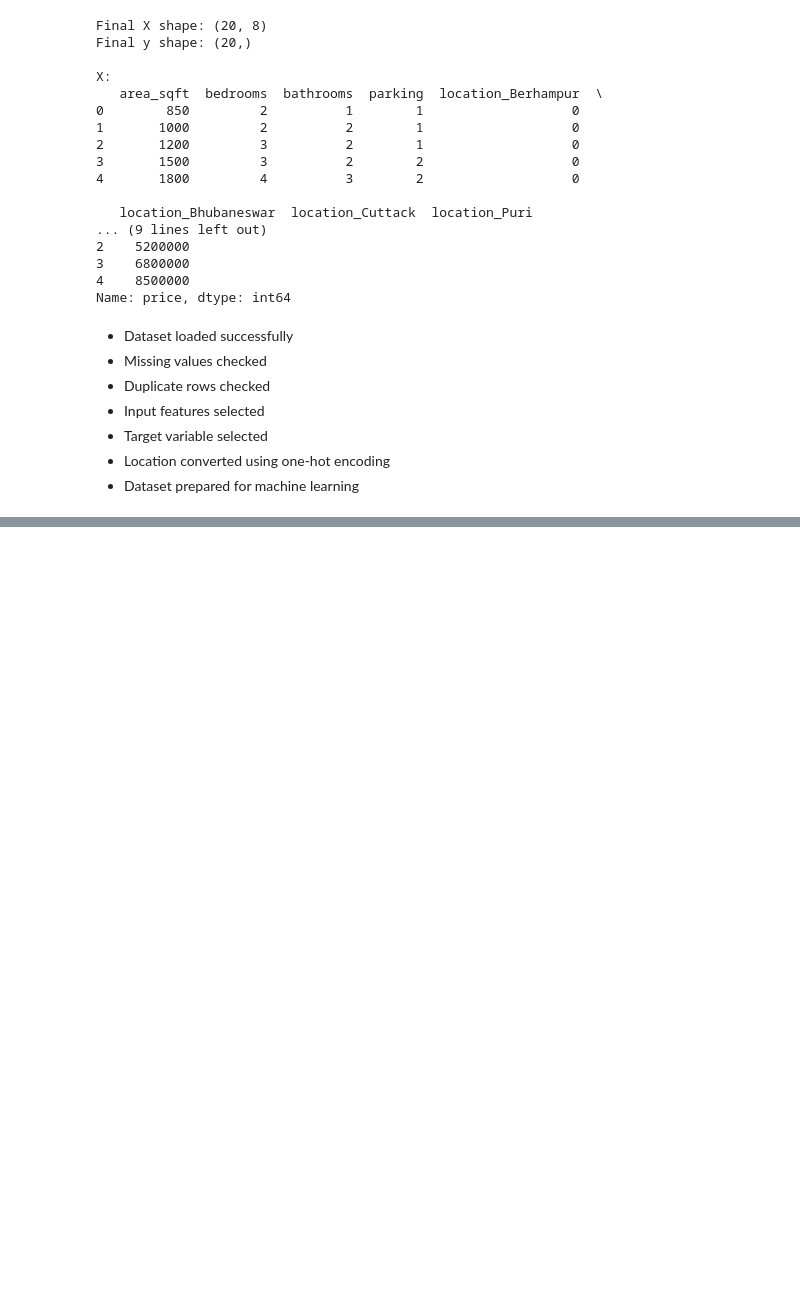
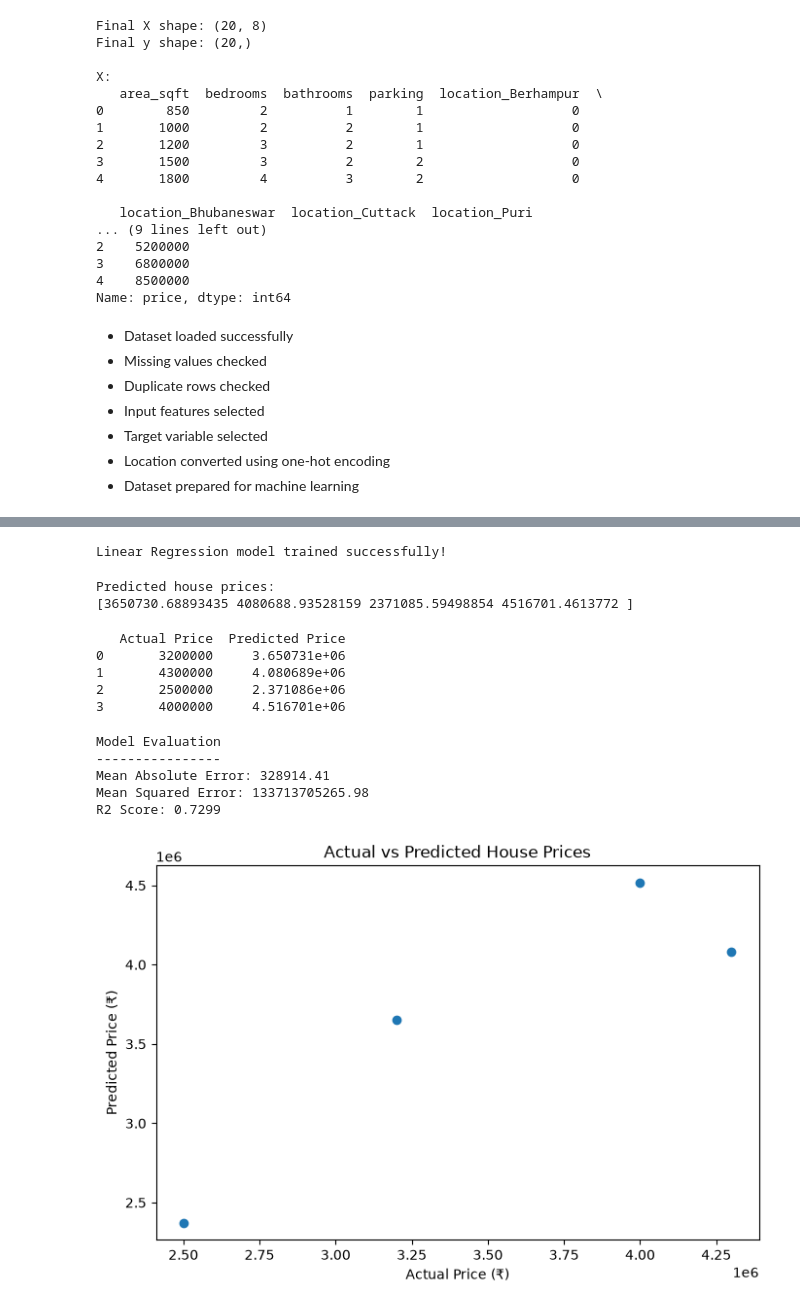
Before and after one commit to gyanaranjanj360-debug/Python-internship, a Jupyter notebook: notebook/house_price_analysis.ipynb, the cells around one changed output, grey strips where cells are left out. Saved outputs shown, nothing was run; the diff lists cells and outputs as text; code cells hidden in the pictures; blank space fills up the shorter version.

Commit message:
Day 10: Train house price prediction model

```diff
--- a/notebook/house_price_analysis.ipynb
+++ b/notebook/house_price_analysis.ipynb
@@ -951,0 +1100,12 @@ Name: price, dtype: int64
+# %%
+X = df[
+    ["area_sqft", "bedrooms", "bathrooms", "parking", "location"]
+]
+
+y = df["price"]
+
+X = pd.get_dummies(X, columns=["location"], dtype=int)
+
+print("Features prepared successfully!")
+print("X shape:", X.shape)
+print("y shape:", y.shape)
@@ -951,0 +1116,10 @@ Name: price, dtype: int64
+# %%
+X_train, X_test, y_train, y_test = train_test_split(
+    X,
+    y,
+    test_size=0.2,
+    random_state=42
+)
+
+print("Training data:", X_train.shape)
+print("Testing data:", X_test.shape)
@@ -951,0 +1129,57 @@ Name: price, dtype: int64
+# %%
+model = LinearRegression()
+
+model.fit(X_train, y_train)
+
+print("Linear Regression model trained successfully!")
+# %% [output]
+Linear Regression model trained successfully!
+# %%
+y_pred = model.predict(X_test)
+
+print("Predicted house prices:")
+print(y_pred)
+# %% [output]
+Predicted house prices:
+[3650730.68893435 4080688.93528159 2371085.59498854 4516701.4613772 ]
+# %%
+comparison = pd.DataFrame({
+    "Actual Price": y_test.values,
+    "Predicted Price": y_pred
+})
+
+print(comparison)
+# %% [output]
+   Actual Price  Predicted Price
+0       3200000     3.650731e+06
+1       4300000     4.080689e+06
+2       2500000     2.371086e+06
+3       4000000     4.516701e+06
+# %%
+mae = mean_absolute_error(y_test, y_pred)
+mse = mean_squared_error(y_test, y_pred)
+r2 = r2_score(y_test, y_pred)
+
+print("Model Evaluation")
+print("----------------")
+print("Mean Absolute Error:", round(mae, 2))
+print("Mean Squared Error:", round(mse, 2))
+print("R2 Score:", round(r2, 4))
+# %% [output]
+Model Evaluation
+----------------
+Mean Absolute Error: 328914.41
+Mean Squared Error: 133713705265.98
+R2 Score: 0.7299
+# %%
+plt.figure(figsize=(8, 5))
+
+plt.scatter(y_test, y_pred)
+
+plt.xlabel("Actual Price (₹)")
+plt.ylabel("Predicted Price (₹)")
+plt.title("Actual vs Predicted House Prices")
+
+plt.show()
+# %% [output]
+[figure, added]
```
Also changed, not shown: parts of 15 cells of this notebook.
